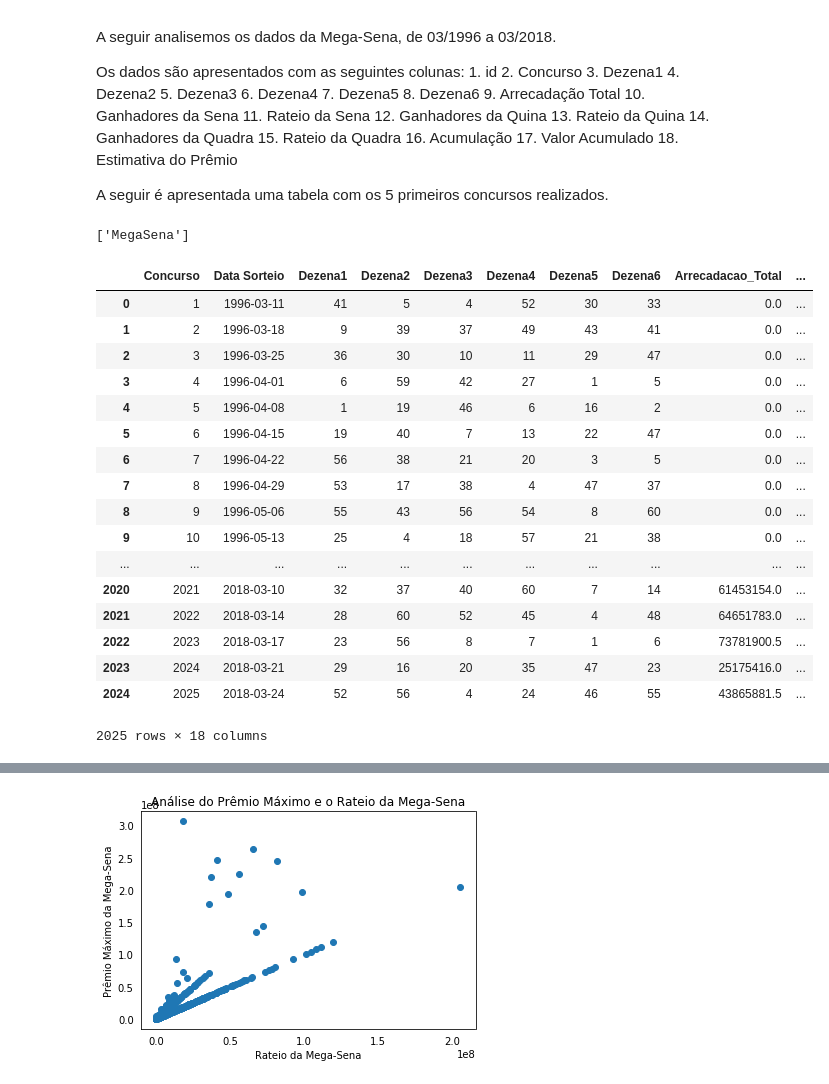
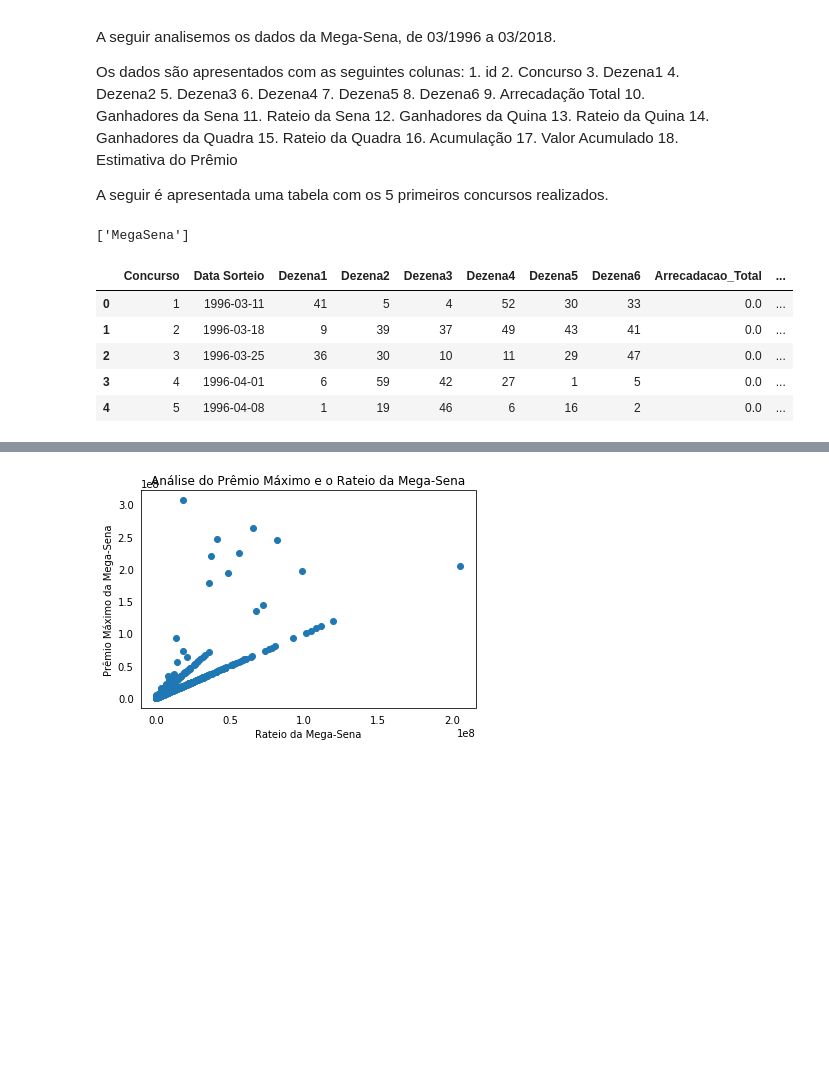
Before and after one commit to henriquedavid/megasena_analyse, a Jupyter notebook: Mega-Sena Analyse.ipynb, the cells around one changed output, grey strips where cells are left out. Drawn from its saved outputs; the diff is of its cells as text; code cells hidden in the pictures; blank space fills up the shorter version.

```diff
--- a/Mega-Sena Analyse.ipynb
+++ b/Mega-Sena Analyse.ipynb
@@ -44,29 +44,17 @@ A seguir é apresentada uma tabela com os 5 primeiros concursos realizados.
 # %%
 # Importar o database e importar o pandas e o matplotlib
 import pandas as pd
 import matplotlib.pyplot as plt
 arquivo = 'basedados.xlsx'
 excel = pd.ExcelFile(arquivo)
 print(excel.sheet_names)
 dados = excel.parse(0)
-dados
+dados.head()
 # %% [output]
 ['MegaSena']
 |  | Concurso | Data Sorteio | Dezena1 | Dezena2 | Dezena3 | Dezena4 | Dezena5 | Dezena6 | Arrecadacao_Total | ... |
 | 0 | 1 | 1996-03-11 | 41 | 5 | 4 | 52 | 30 | 33 | 0.0 | ... |
 | 1 | 2 | 1996-03-18 | 9 | 39 | 37 | 49 | 43 | 41 | 0.0 | ... |
 | 2 | 3 | 1996-03-25 | 36 | 30 | 10 | 11 | 29 | 47 | 0.0 | ... |
 | 3 | 4 | 1996-04-01 | 6 | 59 | 42 | 27 | 1 | 5 | 0.0 | ... |
 | 4 | 5 | 1996-04-08 | 1 | 19 | 46 | 6 | 16 | 2 | 0.0 | ... |
-| 5 | 6 | 1996-04-15 | 19 | 40 | 7 | 13 | 22 | 47 | 0.0 | ... |
-| 6 | 7 | 1996-04-22 | 56 | 38 | 21 | 20 | 3 | 5 | 0.0 | ... |
-| 7 | 8 | 1996-04-29 | 53 | 17 | 38 | 4 | 47 | 37 | 0.0 | ... |
-| 8 | 9 | 1996-05-06 | 55 | 43 | 56 | 54 | 8 | 60 | 0.0 | ... |
-| 9 | 10 | 1996-05-13 | 25 | 4 | 18 | 57 | 21 | 38 | 0.0 | ... |
-| ... | ... | ... | ... | ... | ... | ... | ... | ... | ... | ... |
-| 2020 | 2021 | 2018-03-10 | 32 | 37 | 40 | 60 | 7 | 14 | 61453154.0 | ... |
-| 2021 | 2022 | 2018-03-14 | 28 | 60 | 52 | 45 | 4 | 48 | 64651783.0 | ... |
-| 2022 | 2023 | 2018-03-17 | 23 | 56 | 8 | 7 | 1 | 6 | 73781900.5 | ... |
-| 2023 | 2024 | 2018-03-21 | 29 | 16 | 20 | 35 | 47 | 23 | 25175416.0 | ... |
-| 2024 | 2025 | 2018-03-24 | 52 | 56 | 4 | 24 | 46 | 55 | 43865881.5 | ... |
-2025 rows × 18 columns
```
Also changed, not shown: parts of 1 cell of this notebook.
